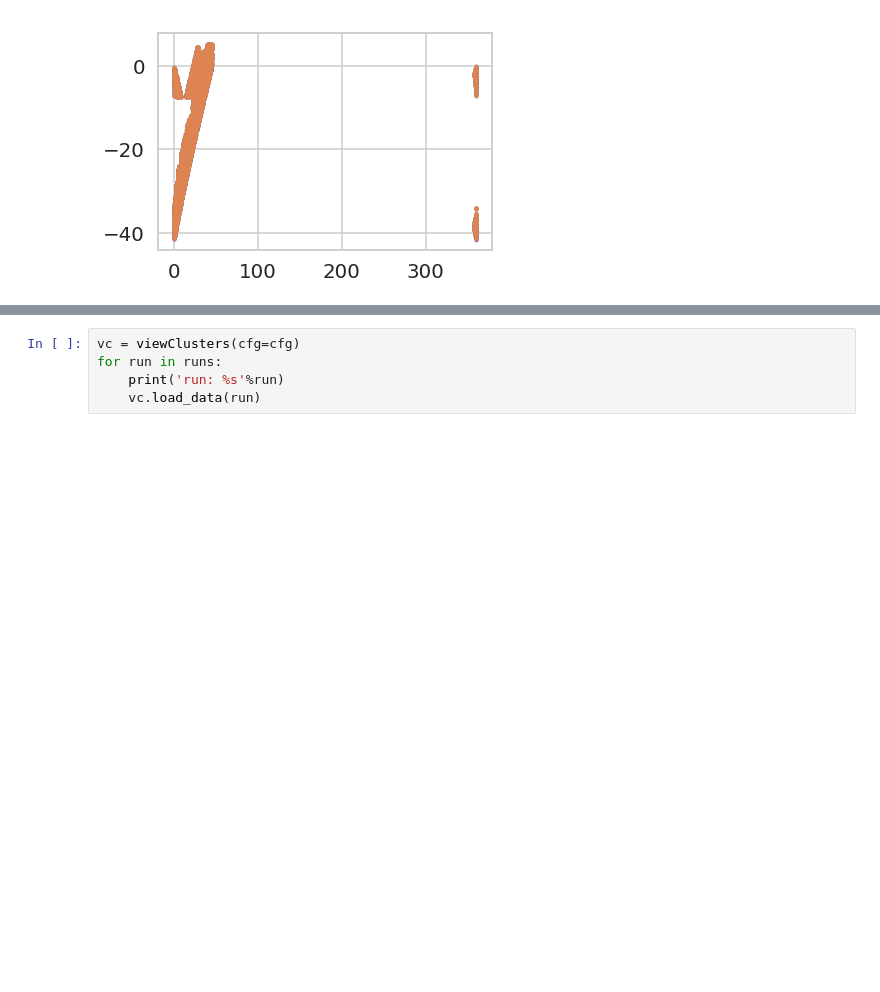
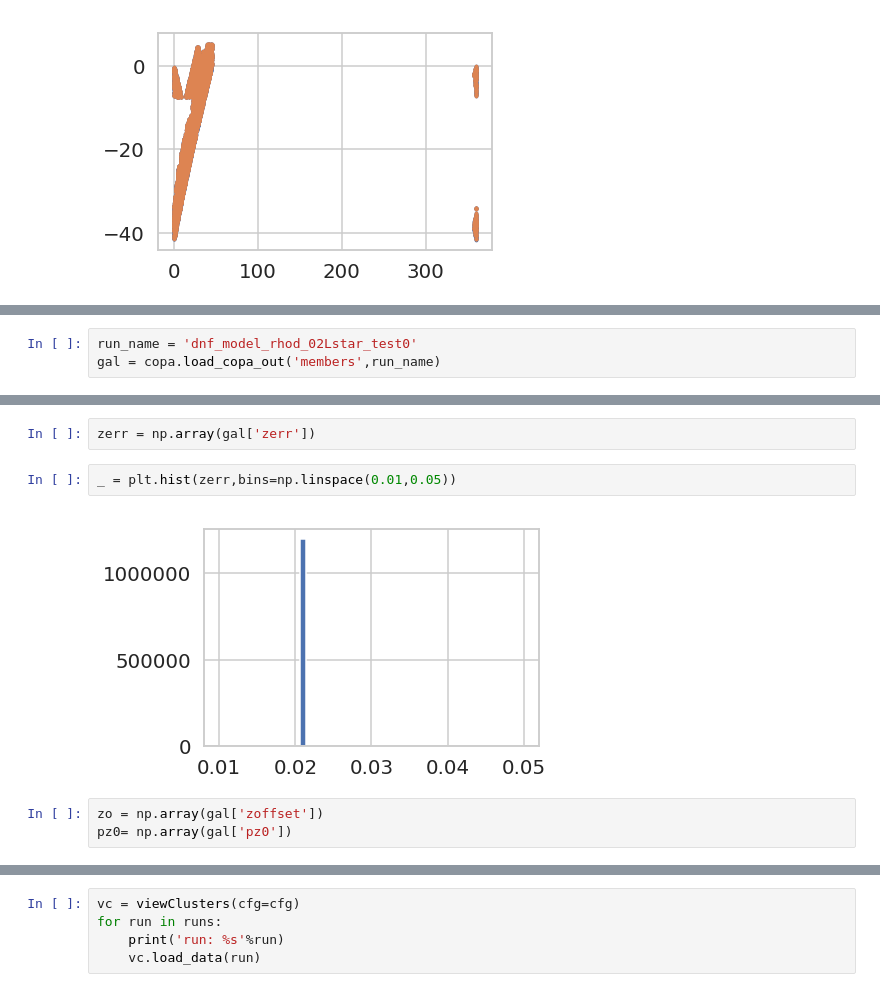
Before and after one commit to estevesjh/CopacabanaRuns, a Jupyter notebook: analysis/clusters/0.CheckClusterResults.ipynb, the cells around one changed output, grey strips where cells are left out. Drawn from its saved outputs; the diff is of its cells as text; blank space fills up the shorter version.

```diff
--- a/analysis/clusters/0.CheckClusterResults.ipynb
+++ b/analysis/clusters/0.CheckClusterResults.ipynb
@@ -138,0 +147,3 @@ plt.scatter(ra[zero],dec[zero],s=5)
+# %%
+run_name = 'dnf_model_rhod_02Lstar_test0'
+gal = copa.load_copa_out('members',run_name)
@@ -138,0 +178,9 @@ plt.scatter(ra[zero],dec[zero],s=5)
+# %%
+zerr = np.array(gal['zerr'])
+# %%
+_ = plt.hist(zerr,bins=np.linspace(0.01,0.05))
+# %% [output]
+[figure, added]
+# %%
+zo = np.array(gal['zoffset'])
+pz0= np.array(gal['pz0'])
```
Also changed, not shown: parts of 16 cells of this notebook, 6 other files.
